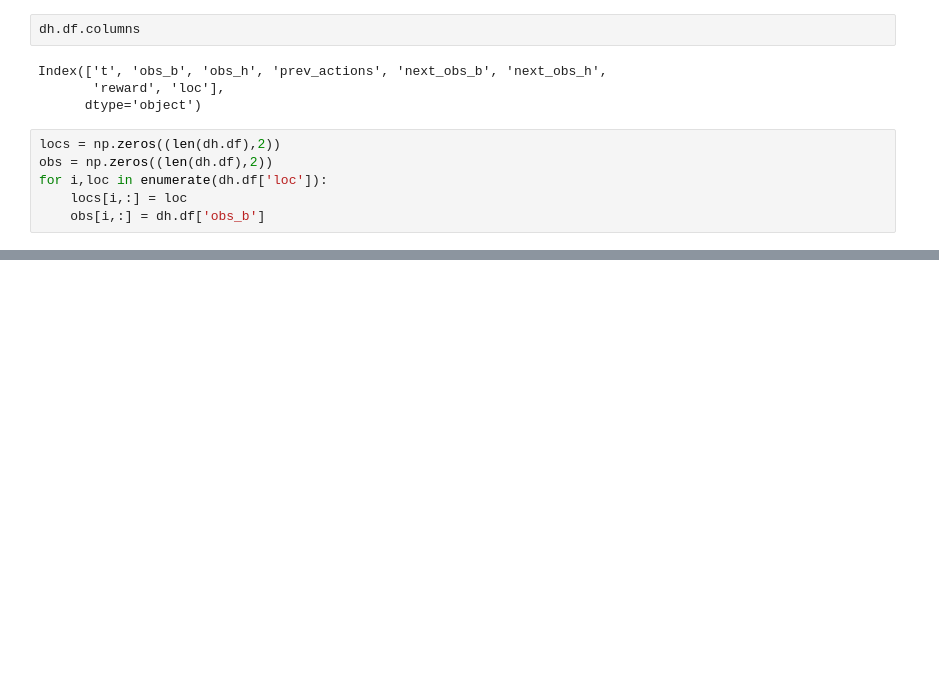
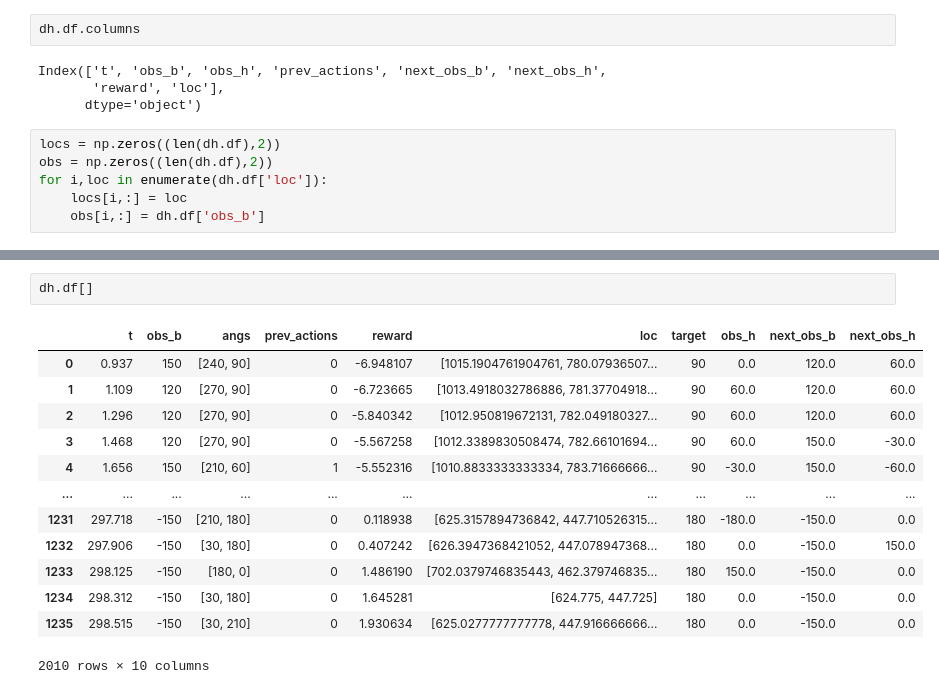
Before and after one commit to ccli3896/RLWorms, a Jupyter notebook: 01_13_reals/Looking.ipynb, the cells around one changed output, grey strips where cells are left out. Drawn from its saved outputs; the diff is of its cells as text; blank space fills up the shorter version.

```diff
--- a/01_13_reals/Looking.ipynb
+++ b/01_13_reals/Looking.ipynb
@@ -117,0 +201,16 @@ def fix_HT(dh,window=20):
+# %%
+dh.df[]
+# %% [output]
+|  | t | obs_b | angs | prev_actions | reward | loc | target | obs_h | next_obs_b | next_obs_h |
+| 0 | 0.937 | 150 | [240, 90] | 0 | -6.948107 | [1015.1904761904761, 780.07936507... | 90 | 0.0 | 120.0 | 60.0 |
+| 1 | 1.109 | 120 | [270, 90] | 0 | -6.723665 | [1013.4918032786886, 781.37704918... | 90 | 60.0 | 120.0 | 60.0 |
+| 2 | 1.296 | 120 | [270, 90] | 0 | -5.840342 | [1012.950819672131, 782.049180327... | 90 | 60.0 | 120.0 | 60.0 |
+| 3 | 1.468 | 120 | [270, 90] | 0 | -5.567258 | [1012.3389830508474, 782.66101694... | 90 | 60.0 | 150.0 | -30.0 |
+| 4 | 1.656 | 150 | [210, 60] | 1 | -5.552316 | [1010.8833333333334, 783.71666666... | 90 | -30.0 | 150.0 | -60.0 |
+| ... | ... | ... | ... | ... | ... | ... | ... | ... | ... | ... |
+| 1231 | 297.718 | -150 | [210, 180] | 0 | 0.118938 | [625.3157894736842, 447.710526315... | 180 | -180.0 | -150.0 | 0.0 |
+| 1232 | 297.906 | -150 | [30, 180] | 0 | 0.407242 | [626.3947368421052, 447.078947368... | 180 | 0.0 | -150.0 | 150.0 |
+| 1233 | 298.125 | -150 | [180, 0] | 0 | 1.486190 | [702.0379746835443, 462.379746835... | 180 | 150.0 | -150.0 | 0.0 |
+| 1234 | 298.312 | -150 | [30, 180] | 0 | 1.645281 | [624.775, 447.725] | 180 | 0.0 | -150.0 | 0.0 |
+| 1235 | 298.515 | -150 | [30, 210] | 0 | 1.930634 | [625.0277777777778, 447.916666666... | 180 | 0.0 | -150.0 | 0.0 |
+2010 rows × 10 columns
```
Also changed, not shown: parts of 14 cells of this notebook, 36 other files.
